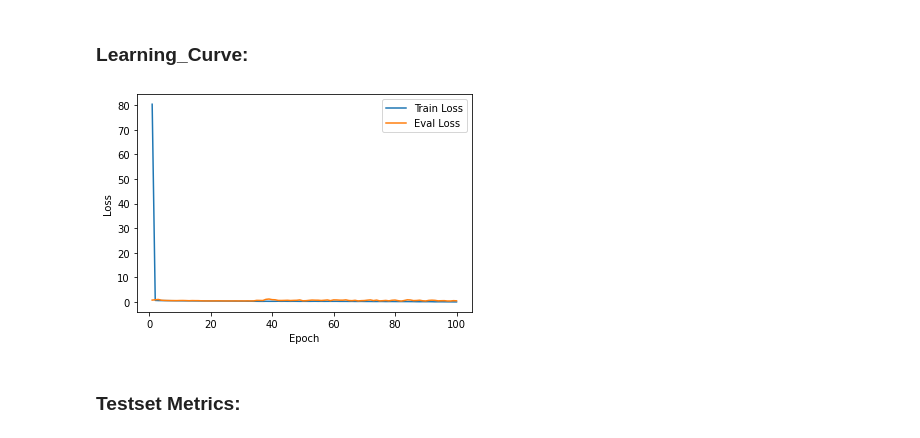
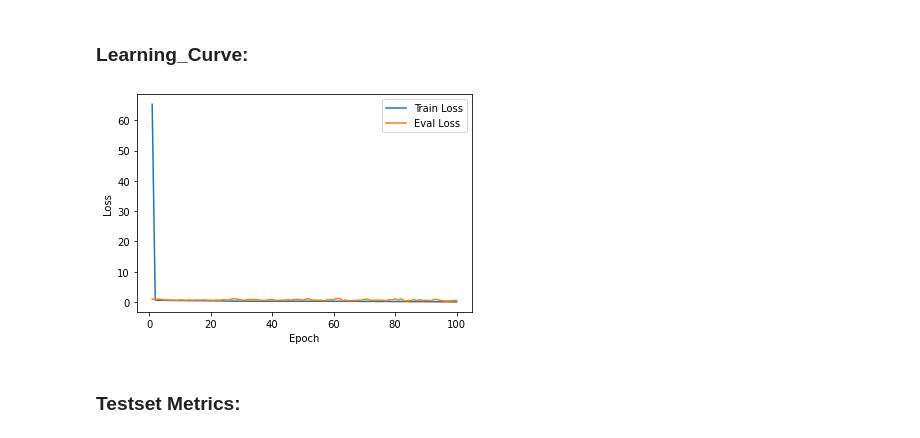
Before and after one commit to mhmdsabry/ResLM, a Jupyter notebook: scripts/main.ipynb, the cells around one changed output. Saved outputs shown, nothing was run; the diff lists cells and outputs as text; code cells hidden in the pictures.

```diff
--- a/scripts/main.ipynb
+++ b/scripts/main.ipynb
@@ -47,11 +47,11 @@ Itr=150, loss=92.9940414428711
 # %%
 import utils
 from utils import plot_learning_curve
-train_state_path = '/home/mhmd_sabry_ab/models/mBert/model_checkpoints/mbert_lr3e4_warmup_std002_w06_0.6_2rnn_decayed_enabled_100epoch_train_state.json'
-saving_path = '/home/mhmd_sabry_ab/models/mBert/model_checkpoints/mbert_lr3e4_warmup_std002_w06_0.6_2rnn_decayed_enabled_100epoch'
+train_state_path = '/home/mhmd_sabry_ab/models/Bert/model_checkpoints/bert_gp16_lr3e4_warmup_std002_w06_0.6_2rnn_enabled_100epoch_train_state.json'
+saving_path = '/home/mhmd_sabry_ab/models/Bert/model_checkpoints/bert_gp16_lr3e4_warmup_std002_w06_0.6_2rnn_enabled_100epoch'
 plot_learning_curve(train_state_path,saving_path)
 # %% [output]
-[figure, old version]
+[figure, new version]
 # %% [markdown]
 ### Testset Metrics:
 # %%
```
Also changed, not shown: parts of 4 cells of this notebook, 2 other files.
